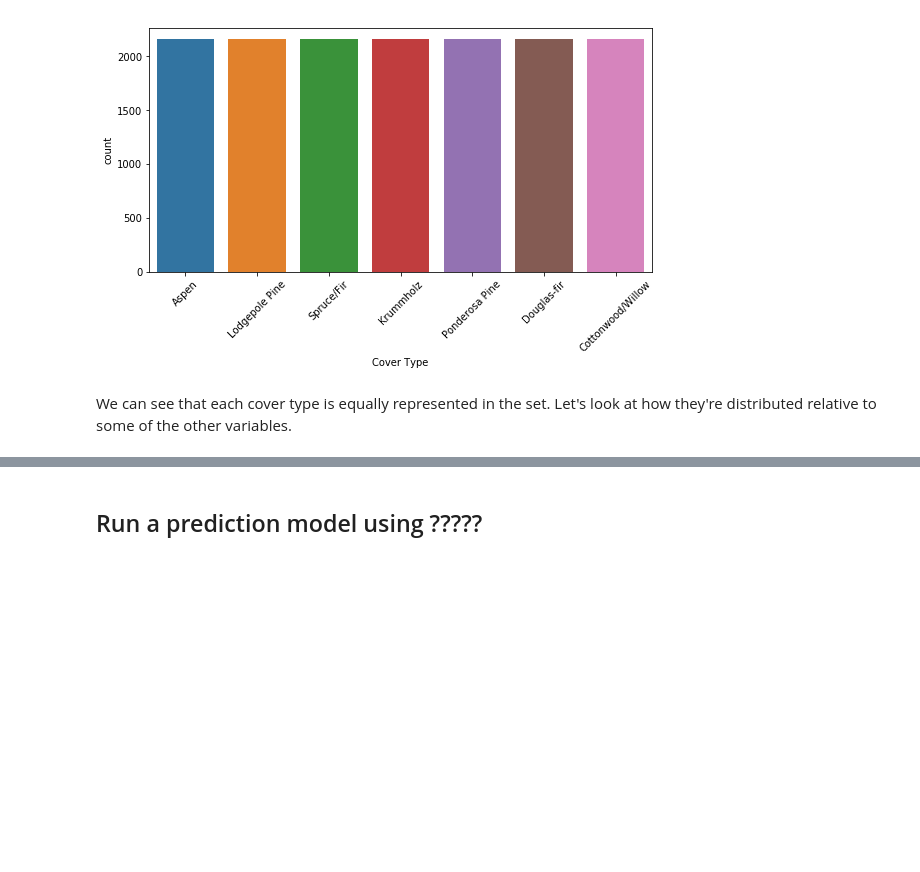
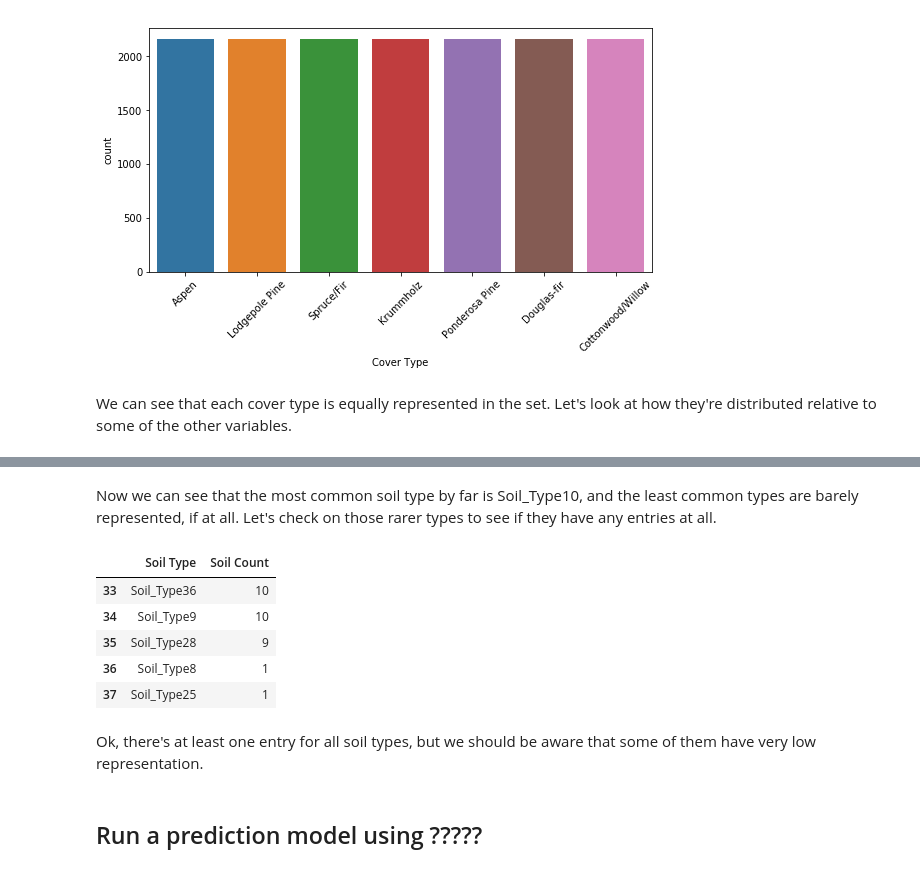
Before and after one commit to willtscott/Kaggle, a Jupyter notebook: forest-cover-type-kernels-only/notebook/Exploration and Basic Learning.ipynb, the cells around one changed output, grey strips where cells are left out. Cells and saved outputs as stored; diff of their text form; code cells hidden in the pictures; blank space fills up the shorter version.

```diff
--- a/forest-cover-type-kernels-only/notebook/Exploration and Basic Learning.ipynb
+++ b/forest-cover-type-kernels-only/notebook/Exploration and Basic Learning.ipynb
@@ -176,3 +194,16 @@ This plot shows us that there seems to be significant correlation between cover
+# %% [markdown]
+Now we can see that the most common soil type by far is Soil_Type10, and the least common types are barely represented, if at all. Let's check on those rarer types to see if they have any entries at all.
+# %%
+df.tail()
+# %% [output]
+|  | Soil Type | Soil Count |
+| 33 | Soil_Type36 | 10 |
+| 34 | Soil_Type9 | 10 |
+| 35 | Soil_Type28 | 9 |
+| 36 | Soil_Type8 | 1 |
+| 37 | Soil_Type25 | 1 |
+# %% [markdown]
+Ok, there's at least one entry for all soil types, but we should be aware that some of them have very low representation.
 # %% [markdown]
 <h2>Run a prediction model using ?????</h2>
 # %%
```
Also changed, not shown: parts of 6 cells of this notebook.
